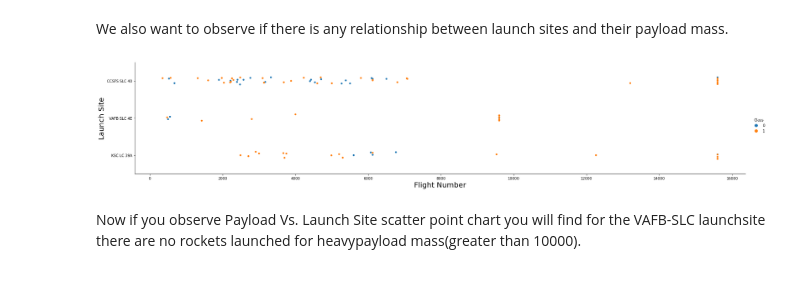
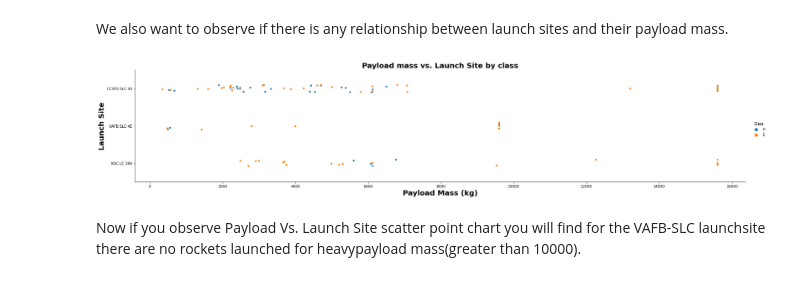
Before and after one commit to byvfx/ibm_ds_capstone, a Jupyter notebook: jupyter-labs-eda-dataviz.ipynb, the cells around one changed output. Saved outputs shown, nothing was run; the diff lists cells and outputs as text; code cells hidden in the pictures.

```diff
--- a/jupyter-labs-eda-dataviz.ipynb
+++ b/jupyter-labs-eda-dataviz.ipynb
@@ -98,11 +100,12 @@ We also want to observe if there is any relationship between launch sites and th
 # %%
 # Plot a scatter point chart with x axis to be Pay Load Mass (kg) and y axis to be the launch site, and hue to be the class value
 sns.catplot(y="LaunchSite", x="PayloadMass", hue="Class", data=df, aspect = 5)
-plt.xlabel("Flight Number",fontsize=20)
-plt.ylabel("Launch Site",fontsize=20)
+plt.title("Payload mass vs. Launch Site by class",fontsize=20,fontweight='bold')
+plt.xlabel("Payload Mass (kg)",fontsize=20, fontweight='bold')
+plt.ylabel("Launch Site",fontsize=20, fontweight='bold')
 plt.show()
 # %% [output]
-[figure, old version]
+[figure, new version]
 # %% [markdown]
 Now if you observe Payload Vs. Launch Site scatter point chart you will find for the VAFB-SLC  launchsite there are no  rockets  launched for  heavypayload mass(greater than 10000).
 # %% [markdown]
```
Also changed, not shown: parts of 6 cells of this notebook.
